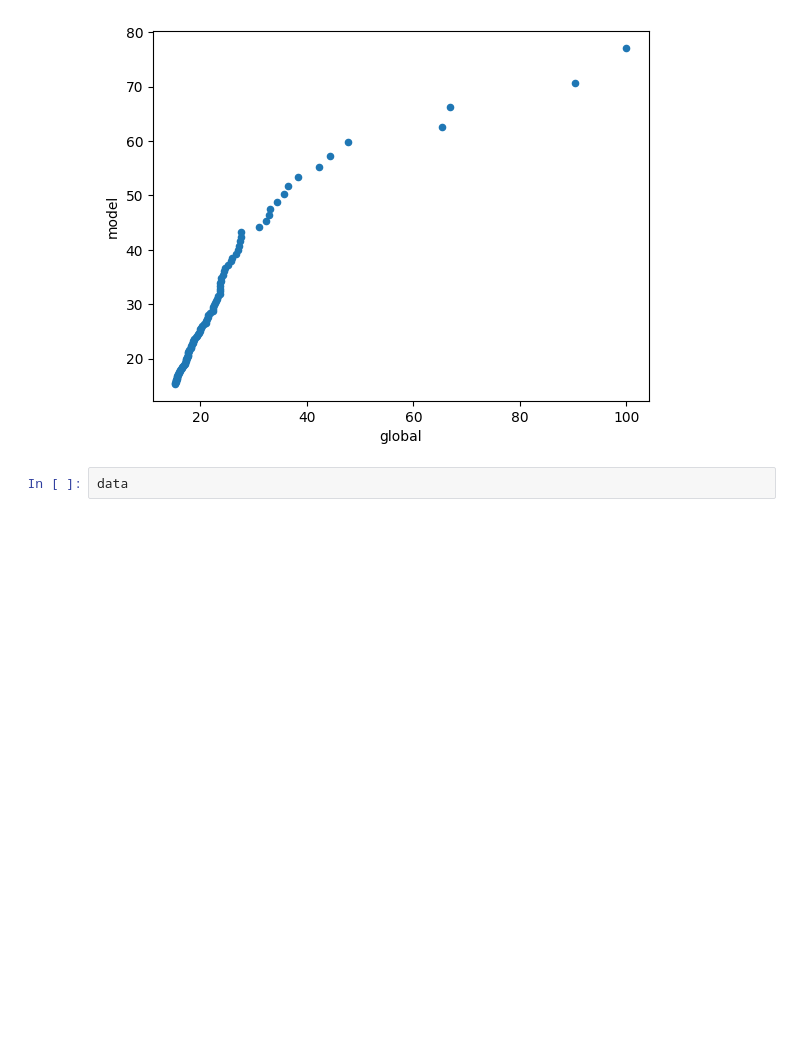
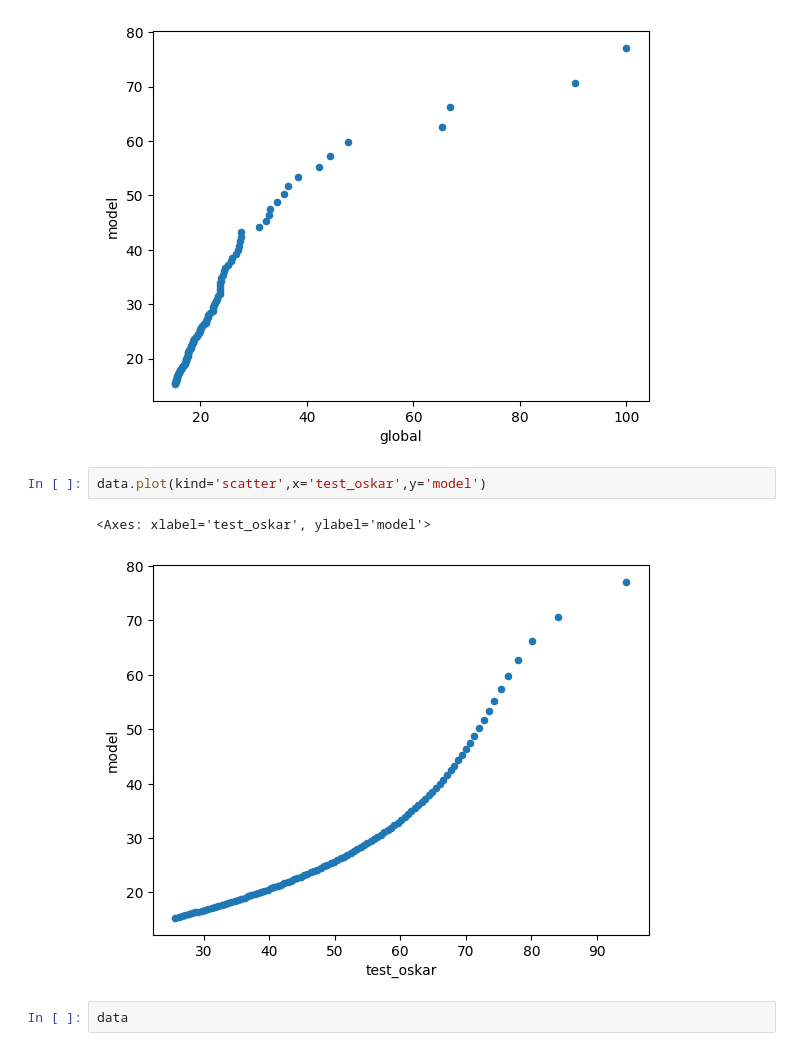
Before and after one commit to orrefo/Music, a Jupyter notebook: score.ipynb, the cells around one changed output. Drawn from its saved outputs; the diff is of its cells as text; blank space fills up the shorter version.

Commit message:
oskar_score

```diff
--- a/score.ipynb
+++ b/score.ipynb
@@ -60,6 +60,11 @@ data.plot(kind='scatter',x='global',y='model')
 # %% [output]
 <Axes: xlabel='global', ylabel='model'>
 [figure]
+# %%
+data.plot(kind='scatter',x='test_oskar',y='model')
+# %% [output]
+<Axes: xlabel='test_oskar', ylabel='model'>
+[figure, added]
 # %%
 data
 # %% [output]
```
